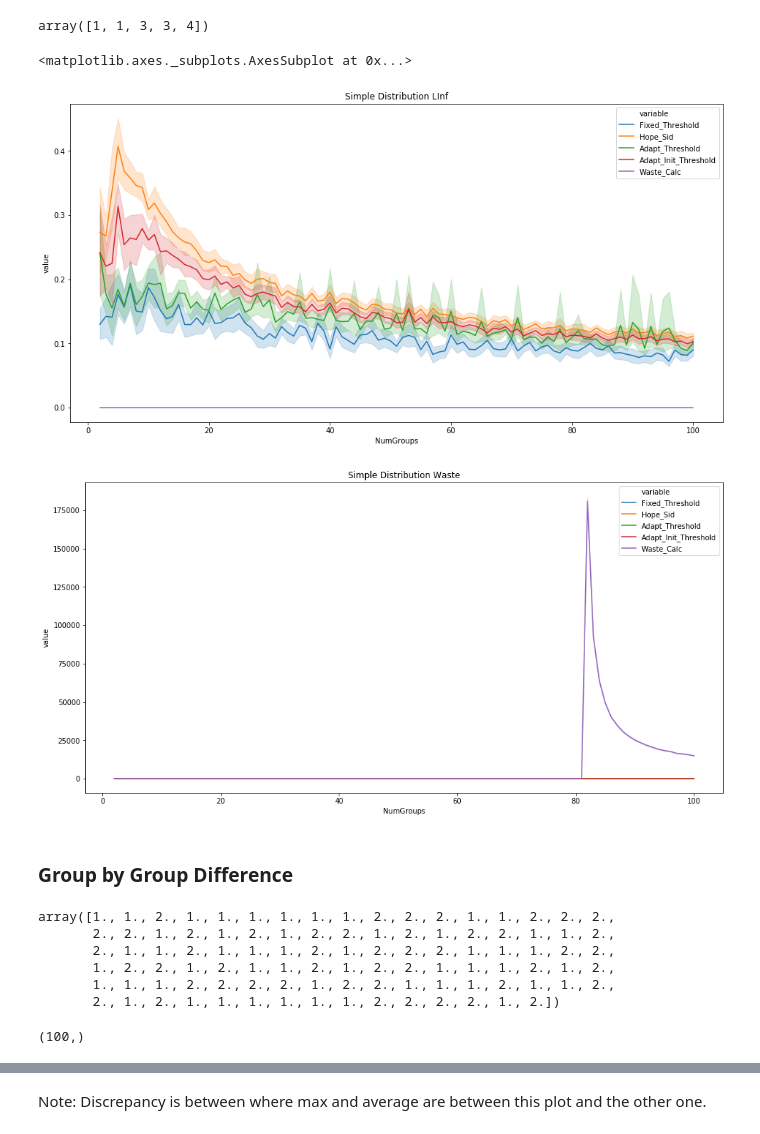
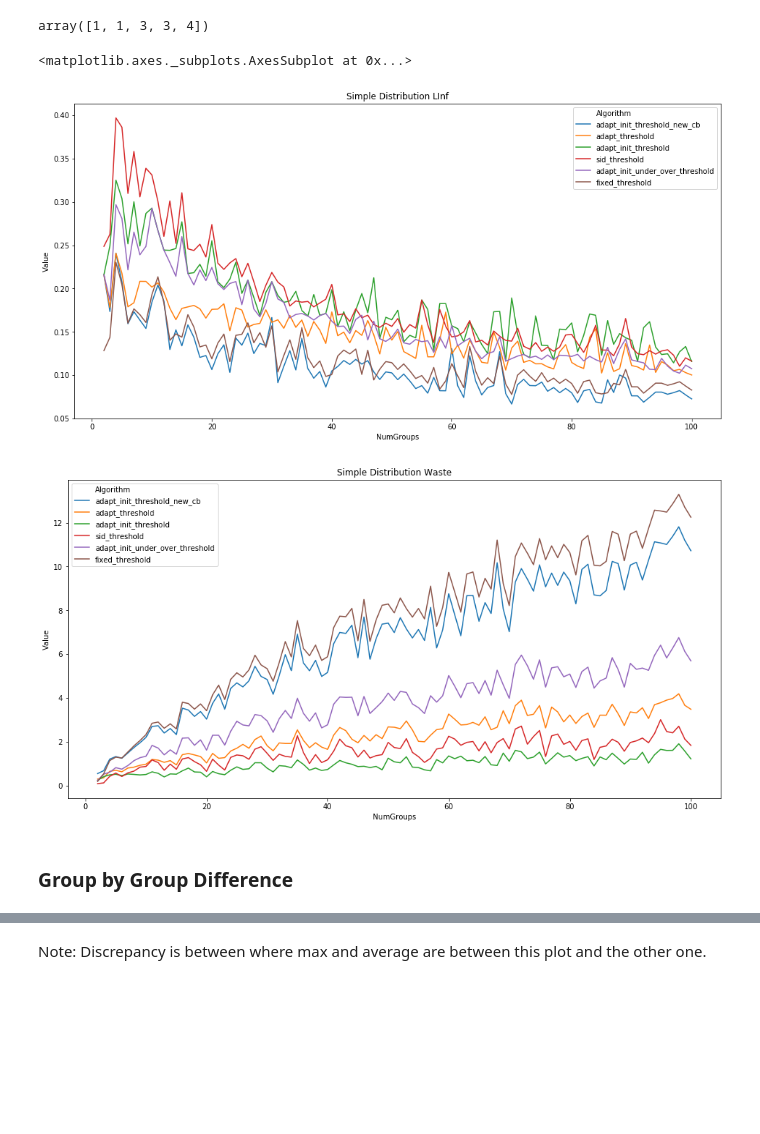
Before and after one commit to seanrsinclair/Online-Resource-Allocation, a Jupyter notebook: single type/adaptive_threshold.ipynb, the cells around one changed output, grey strips where cells are left out. Cells and saved outputs as stored; diff of their text form; code cells hidden in the pictures; blank space fills up the shorter version.

```diff
--- a/single type/adaptive_threshold.ipynb
+++ b/single type/adaptive_threshold.ipynb
@@ -198,3 +248,25 @@ def hope_modified(budget, size, mean):
+# %%
+def hope_online(budget, size, mean):
+    # initialize allocation vector
+    allocation = np.zeros(len(size))
+    budget_remaining = budget
+    for i in range(len(allocation)):
+        # allocation[i] = budget_remaining * size[i] / (size[i] + np.sum(mean[i+1:]))
+        allocation[i] = budget_remaining / (size[i] + np.sum(mean[i+1:]))
+
+
+        budget_remaining -= allocation[i] * size[i]
+    return allocation
+# %%
+def hope_full(budget, size, mean):
+    allocation = np.zeros(len(size))
+    budget_remaining = budget
+    for i in range(len(allocation)):
+#         allocation[i] = min(budget_remaining, budget*size[i] / (np.sum(size[0:i+1]) + np.sum(mean[i+1:])))
+        allocation[i] = min(budget_remaining / size[i], budget / (np.sum(size[0:i+1]) + np.sum(mean[i+1:])))
+
+        budget_remaining -= allocation[i] * size[i]
+    return allocation
 # %% [markdown]
 ### Test
 # %%
@@ -254,0 +303,6 @@ print(np.sum(hope_threshold(budget, size, mean)))
+# %%
+algo_list = [offline_opt, hope_online, hope_full, adapt_init_threshold_new_cb, adapt_threshold, adapt_init_threshold, sid_threshold, fixed_threshold]
+# %%
+for algo in algo_list:
+    print(algo.__name__)
+    print(algo(budget, size, mean))
@@ -308,29 +365,28 @@ for n in tqdm(np.arange(2,max_n+1)):
     sleep(0)
 # %%
-df = pd.DataFrame(data_dict).melt(id_vars=["NumGroups", 'Norm'])
-# df.to_csv('scale_with_n.csv')
+df = pd.DataFrame.from_records(data)
 df.columns
 
 
 #filled_markers = ('o', 'v', '^', '<', '>', '8', 's', 'p', '*', 'h', 'H', 'D', 'd', 'P', 'X')
 #plt.figure(figsize=(20,10))
 #plt.title('Simple Distribution L1')
 #sns.lineplot(x='NumGroups', y='value', hue='variable', data=df[df.Norm == 'L1'])
 
 filled_markers = ('o', 'v', '^', '<', '>', '8', 's', 'p', '*', 'h', 'H', 'D', 'd', 'P', 'X')
 plt.figure(figsize=(16,8))
 plt.title('Simple Distribution LInf')
-sns.lineplot(x='NumGroups', y='value', hue='variable', data=df[df.Norm == 'Linf'], ci=None)
+sns.lineplot(x='NumGroups', y='Value', hue='Algorithm', data=df[df.Norm == 'Linf'], ci=None)
 
 
 filled_markers = ('o', 'v', '^', '<', '>', '8', 's', 'p', '*', 'h', 'H', 'D', 'd', 'P', 'X')
 plt.figure(figsize=(16,8))
 plt.title('Simple Distribution Waste')
-sns.lineplot(x='NumGroups', y='value', hue='variable', data=df[df.Norm == 'Waste'], ci=None)
+sns.lineplot(x='NumGroups', y='Value', hue='Algorithm', data=df[df.Norm == 'Waste'], ci=None)
 # %% [output]
 <matplotlib.axes._subplots.AxesSubplot at 0x...>
-[figure, old version]
+[figure, new version]
-[figure, old version]
+[figure, new version]
 # %% [markdown]
 ### Group by Group Difference
 # %%
@@ -367,13 +414,0 @@ for i in tqdm(range(num_iterations)):
-# %%
-size
-# %% [output]
-array([1., 1., 2., 1., 1., 1., 1., 1., 1., 2., 2., 2., 1., 1., 2., 2., 2.,
-       2., 2., 1., 2., 1., 2., 1., 2., 2., 1., 2., 1., 2., 2., 1., 1., 2.,
-       2., 1., 1., 2., 1., 1., 1., 2., 1., 2., 2., 2., 1., 1., 1., 2., 2.,
-       1., 2., 2., 1., 2., 1., 1., 2., 1., 2., 2., 1., 1., 1., 2., 1., 2.,
-       1., 1., 1., 2., 2., 2., 2., 1., 2., 2., 1., 1., 1., 2., 1., 1., 2.,
-       2., 1., 2., 1., 1., 1., 1., 1., 1., 2., 2., 2., 2., 1., 2.])
-# %%
-np.max(np.abs(score_hope_online), axis=0).shape
-# %% [output]
-(100,)
```
Also changed, not shown: parts of 22 cells of this notebook.
